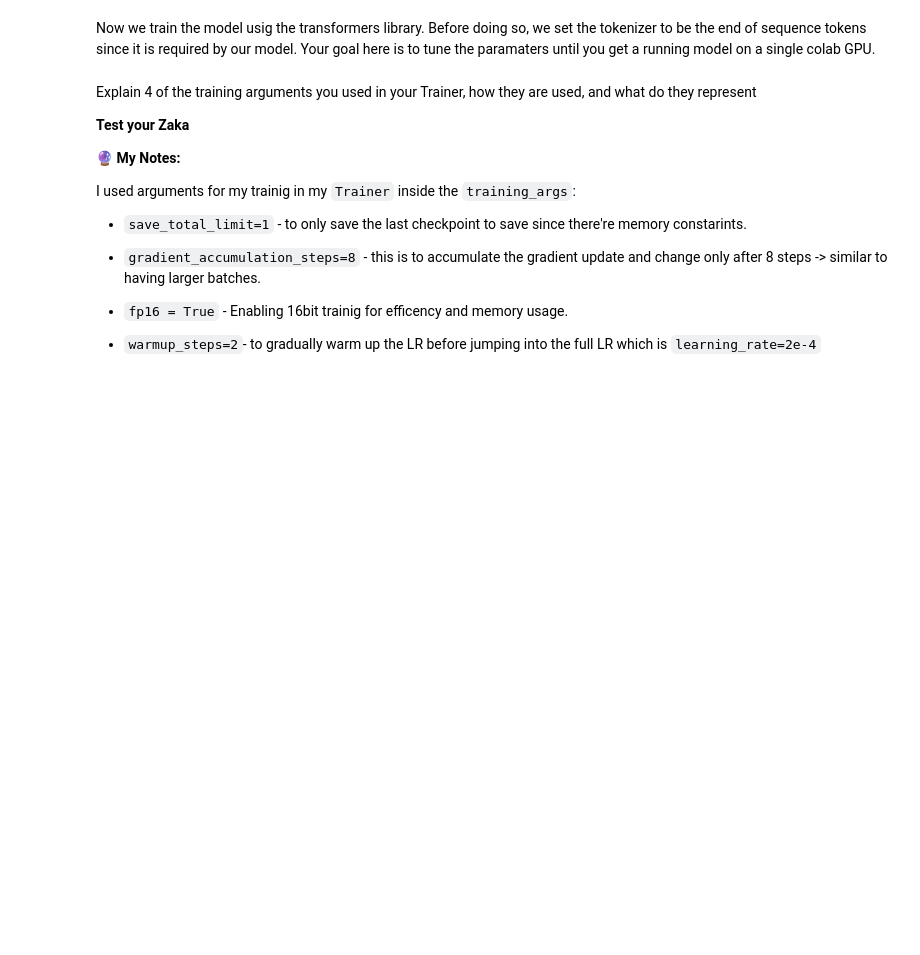
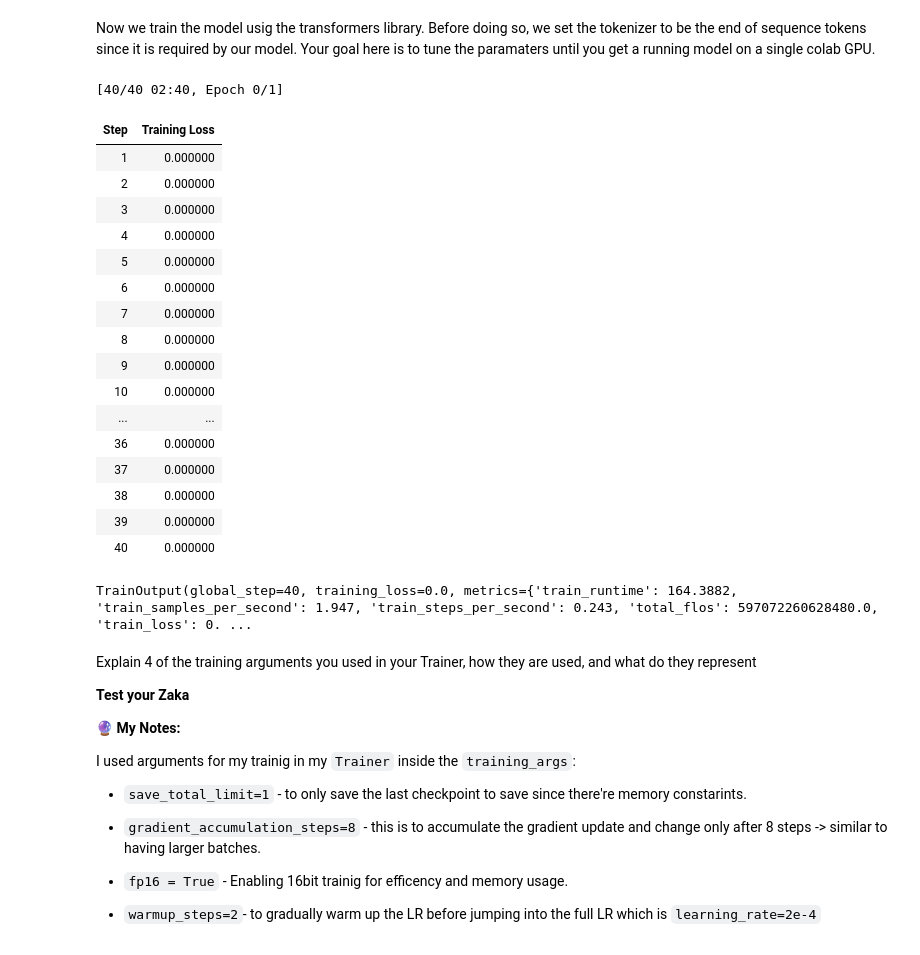
Before and after one commit to allaalmouiz/MedBot_LoRa, a Jupyter notebook: MedBot_on_Custom_Data.ipynb, the cells around one changed output. Drawn from its saved outputs; the diff is of its cells as text; code cells hidden in the pictures; blank space fills up the shorter version.

```diff
--- a/MedBot_on_Custom_Data.ipynb
+++ b/MedBot_on_Custom_Data.ipynb
@@ -86,14 +86,12 @@ This cell is where I got my ERORR :'(
 # %%
-#Test Your Zaka
-
 # Tokenizer intialization
 tokenizer = AutoTokenizer.from_pretrained(hf_model)
+tokenizer.pad_token = tokenizer.eos_token # Set the padding token here
 
 # Model intialization
 model = AutoModelForCausalLM.from_pretrained(hf_model,
                                              device_map = 'auto',
-                                             quantization_config= bitsbytes_config,
-                                             low_cpu_mem_usage=True)
+                                             quantization_config= bitsbytes_config)
 # %% [output]
 The secret `HF_TOKEN` does not exist in your Colab secrets.
 To authenticate with the Hugging Face Hub, create a token in your settings tab (https://huggingface.co/settings/tokens), set it as secret in your Google Colab and restart your session.
@@ -115,13 +116,0 @@ hf_model = "EleutherAI/gpt-j-6b"
-# %%
-#Test Your Zaka
-# Updating for the new model
-
-
-# Tokenizer intialization
-tokenizer = AutoTokenizer.from_pretrained(hf_model)
-
-# Model intialization
-model = AutoModelForCausalLM.from_pretrained(hf_model,
-                                             device_map = 'auto',
-                                             quantization_config= bitsbytes_config,
-                                             low_cpu_mem_usage=True)
@@ -200,8 +181,8 @@ Finally we will set the configurations for our LoRA. The paramaters needed are t
 config = LoraConfig(
     #Test Your Zaka
     r = 16,
-    lora_aplha = 32,
-    target_modules=['query_key_value'],
+    lora_alpha = 32,
+    target_modules=['q_proj', 'k_proj', 'v_proj', 'out_proj'], # Corrected target modules for GPT-Neo
     lora_dropout=0.05, #reg
     bias= "none",
     task_type = "CAUSAL_LM"
@@ -224,10 +207,10 @@ Let's load our medical dataset from Hugging Face. We will use the `medalpaca/med
 data = load_dataset("medalpaca/medical_meadow_wikidoc_patient_information")
 
 # Mapping the needed column as our data using a lambda statement
-data = data.map(lambda samples: tokenizer(samples["output"]),
+data = data.map(lambda samples: tokenizer(samples["output"],
                 max_length=256,
                 padding="max_length",
-                truncation  =True,
+                truncation  =True),
                 batched=True)
 # %% [markdown]
 ## Model Training and Testing
@@ -236,35 +219,55 @@ Now we train the model usig the transformers library. Before doing so, we set th
 # %%
 # Setting the tokenizer padding to be 'eos' tokens
 tokenizer.pad_token = tokenizer.eos_token
 
 training_args = transformers.TrainingArguments(
     gradient_accumulation_steps=8, # Accumulate gradients over 8 steps (simulates larger batch)
     output_dir = "./results",
     per_device_train_batch_size = 1,
     num_train_epochs=3,
     logging_steps = 1,
-    save_steps = 10,
     save_total_limit = 1, # keep the latest checkpoint
-    learning_rate=2e-4,
+    learning_rate=0.001,
+    max_steps = 40,
     warmup_steps=2,
-    max_steps=10,
-    fp16 = True
+    fp16 = True,
+    max_grad_norm=1.0 # Add gradient clipping to prevent exploding gradients
 )
 
 trainer = transformers.Trainer(
     model = model,
     args = training_args,
     train_dataset = data["train"],
     processing_class = tokenizer,
     data_collator = transformers.DataCollatorForLanguageModeling(tokenizer, mlm=False),
 )
 
 # This silences the warnings
 model.config.use_cache = False
 
 # Train the model!
 #Test Your Zaka
 trainer.train()
+# %% [output]
+[40/40 02:40, Epoch 0/1]
+| Step | Training Loss |
+| 1 | 0.000000 |
+| 2 | 0.000000 |
+| 3 | 0.000000 |
+| 4 | 0.000000 |
+| 5 | 0.000000 |
+| 6 | 0.000000 |
+| 7 | 0.000000 |
+| 8 | 0.000000 |
+| 9 | 0.000000 |
+| 10 | 0.000000 |
+| ... | ... |
+| 36 | 0.000000 |
+| 37 | 0.000000 |
+| 38 | 0.000000 |
+| 39 | 0.000000 |
+| 40 | 0.000000 |
+TrainOutput(global_step=40, training_loss=0.0, metrics={'train_runtime': 164.3882, 'train_samples_per_second': 1.947, 'train_steps_per_second': 0.243, 'total_flos': 597072260628480.0, 'train_loss': 0. ...
 # %% [markdown]
 Explain 4 of the training arguments you used in your Trainer, how they are used, and what do they represent
 
```
Also changed, not shown: parts of 15 cells of this notebook.
